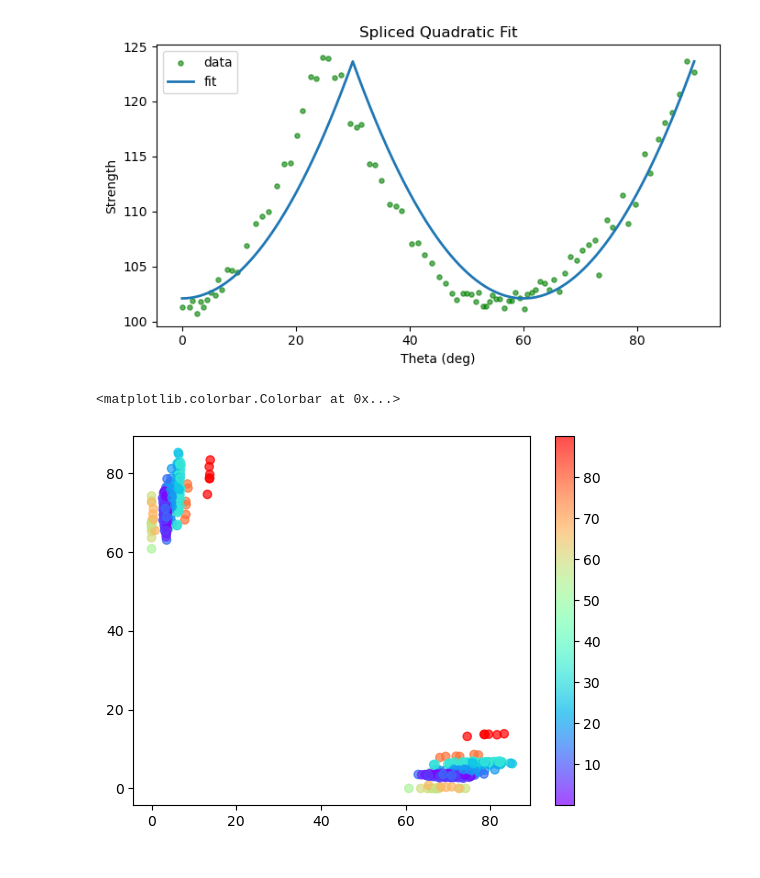
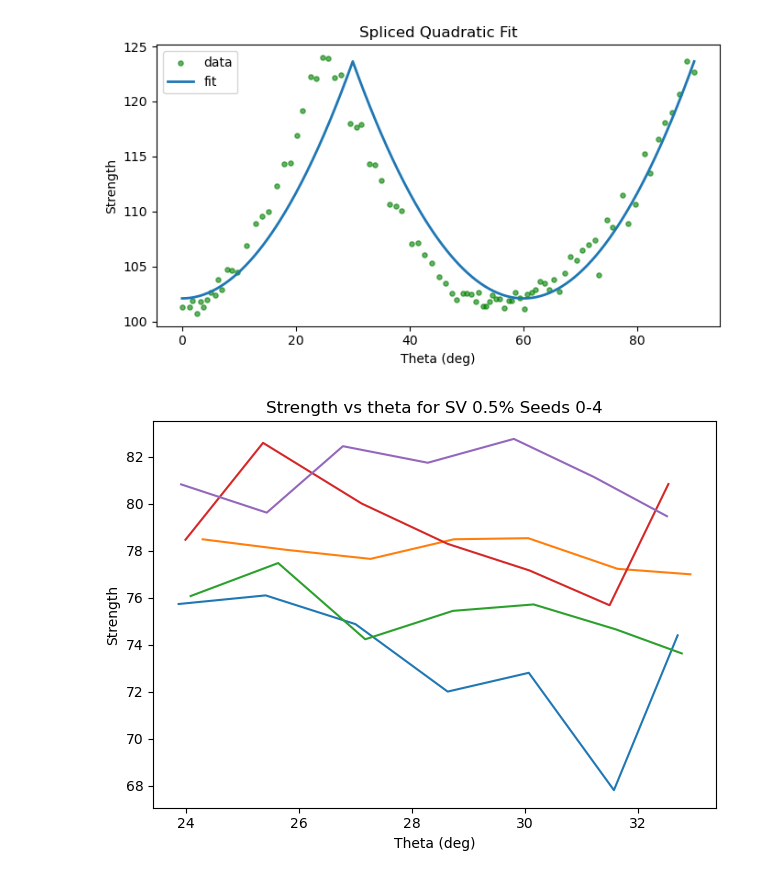
Before and after one commit to abon11/Graphene_Strength_Surface, a Jupyter notebook: sandbox.ipynb, the cells around one changed output. Saved outputs shown, nothing was run; the diff lists cells and outputs as text; code cells hidden in the pictures.

Commit message:
simple plotting updates

```diff
--- a/sandbox.ipynb
+++ b/sandbox.ipynb
@@ -598,37 +598,52 @@ import local_config
 import matplotlib.pyplot as plt
 
 # ========== USER INTERFACE ==========
 folder = f'{local_config.DATA_DIR}/rotation_tests'
 csv_file = f"{folder}/all_simulations.csv"
 
 exact_filters = {
     "Num Atoms x": 60,
     "Num Atoms y": 60,
     # "Defects": "None",  # "{\"DV\": 0.25, \"SV\": 0.25}",  # will match NaN or "None"
     "Defects": "{\"SV\": 0.5}",
     # "Defect Random Seed": 0,
     # "Theta Requested": 90,
     # "Strain Rate x": 0.001,
     # "Strain Rate y": 0.0
 }
 
 range_filters = {
-    # "Defect Random Seed": (0, 10)
+    "Defect Random Seed": (0, 10),
     # "Theta Requested": (90, 90),
     # "Sigma_1": (4, 20)
-    # "Theta": (24, 32)
+    "Theta": (23, 33)
 }
 
 or_filters = {
     # "Defects": ["{\"DV\": 0.25, \"SV\": 0.25}", "{\"DV\": 0.5}", "{\"SV\": 0.5}"],
     # "Theta Requested": [0, 60]
 }
 # ====================================
 df = pd.read_csv(csv_file)
-filtered_df = filter_data(df, exact_filters=exact_filters, range_filters=range_filters, or_filters=or_filters, only_uniaxial=True, flip_strengths=True)
+filtered_df = filter_data(df, exact_filters=exact_filters, range_filters=range_filters, or_filters=or_filters, only_uniaxial=True, flip_strengths=False)
 
-plt.scatter(filtered_df["Strength_1"], filtered_df["Strength_2"], c=filtered_df["Theta"], alpha=0.7, cmap='rainbow')
-plt.colorbar()
+for seed in range(0, 5):
+    this_sheet = filter_data(filtered_df, exact_filters={"Defect Random Seed": seed})
+    plt.plot(this_sheet["Theta"], this_sheet["Strength_1"], label=seed)
+
+# print(f"Filtered dataset is {len(filtered_df)} rows long.")
+
+# plt.scatter(filtered_df["Strength_1"], filtered_df["Strength_2"], c=filtered_df["Theta"], alpha=0.7, cmap='rainbow')
+# plt.colorbar()
+# plt.scatter(filtered_df["Theta"], filtered_df["Strength_1"], s=14, alpha=0.6, label="data", c=(abs(filtered_df["Theta"] - filtered_df["Theta Requested"])))
+# plt.scatter(filtered_df["Theta"], filtered_df["Strength_1"], s=14, alpha=0.6, label="data")
+
+plt.xlabel("Theta (deg)")
+plt.ylabel("Strength")
+plt.title("Strength vs theta for SV 0.5% Seeds 0-4")
+# plt.colorbar()
+# plt.legend()
+plt.tight_layout()
+plt.show()
 # %% [output]
-<matplotlib.colorbar.Colorbar at 0x...>
-[figure, old version]
+[figure, new version]
```
Also changed, not shown: parts of 5 cells of this notebook, 3 other files.
